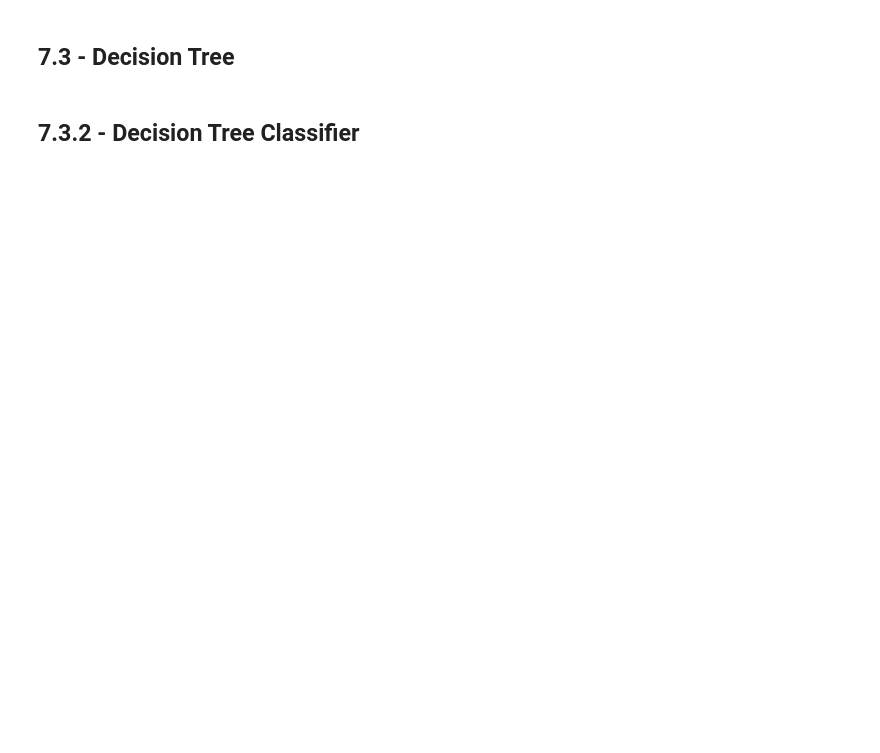
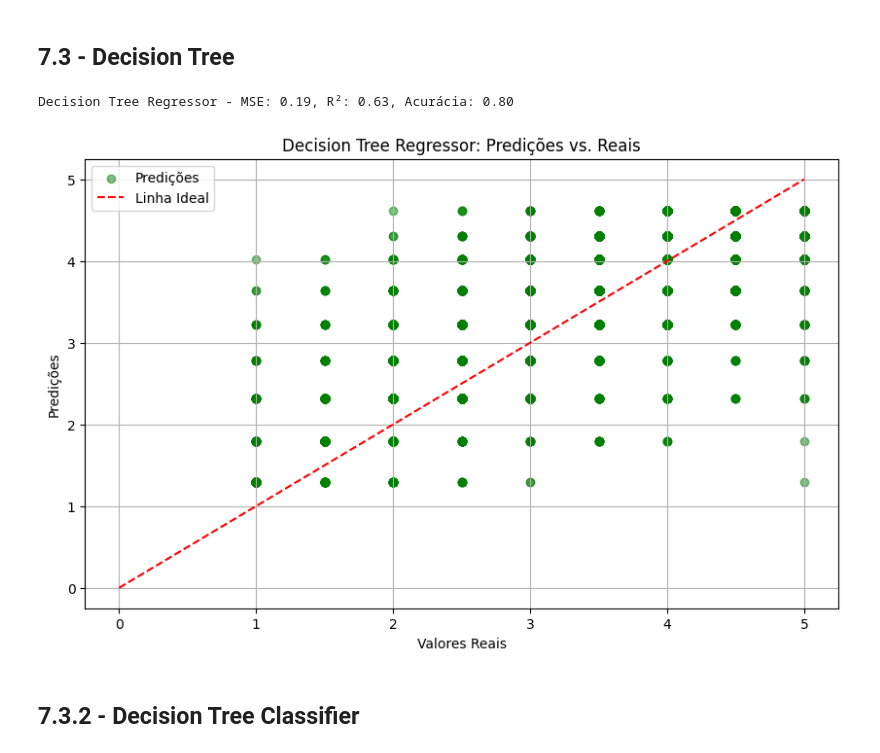
Before and after one commit to Cyberfn/BeerReviewAnalysis, a Jupyter notebook: BaseDeCervejasDF.ipynb, the cells around one changed output. Saved outputs shown, nothing was run; the diff lists cells and outputs as text; code cells hidden in the pictures; blank space fills up the shorter version.

```diff
--- a/BaseDeCervejasDF.ipynb
+++ b/BaseDeCervejasDF.ipynb
@@ -190,24 +201,27 @@ plt.show()
 # %%
 decision_tree_model = DecisionTreeRegressor(random_state=42)
 decision_tree_model.fit(X_train, y_train)
 decision_tree_predictions = decision_tree_model.predict(X_test)
 
 # Avaliando desempenho
 decision_tree_mse = mean_squared_error(y_test, decision_tree_predictions)
 decision_tree_r2 = r2_score(y_test, decision_tree_predictions)
 decision_tree_accuracy = accuracy_score(np.round(y_test).astype(int), np.round(decision_tree_predictions).astype(int))
 
 print(f"Decision Tree Regressor - MSE: {decision_tree_mse:.2f}, R²: {decision_tree_r2:.2f}, Acurácia: {decision_tree_accuracy:.2f}\n")
 
 plt.figure(figsize=(10, 6))
 plt.scatter(y_test, decision_tree_predictions, color='green', alpha=0.5, label='Predições')
-plt.plot([0, 10], [0, 10], color='red', linestyle='--', label='Linha Ideal')
+plt.plot([0, 5], [0, 5], color='red', linestyle='--', label='Linha Ideal')
 plt.title('Decision Tree Regressor: Predições vs. Reais')
 plt.xlabel('Valores Reais')
 plt.ylabel('Predições')
 plt.legend()
 plt.grid()
 plt.show()
+# %% [output]
+Decision Tree Regressor - MSE: 0.19, R²: 0.63, Acurácia: 0.80
+[figure, added]
 # %% [markdown]
 ## 7.3.2 - Decision Tree Classifier
 # %%
```
Also changed, not shown: parts of 10 cells of this notebook.
